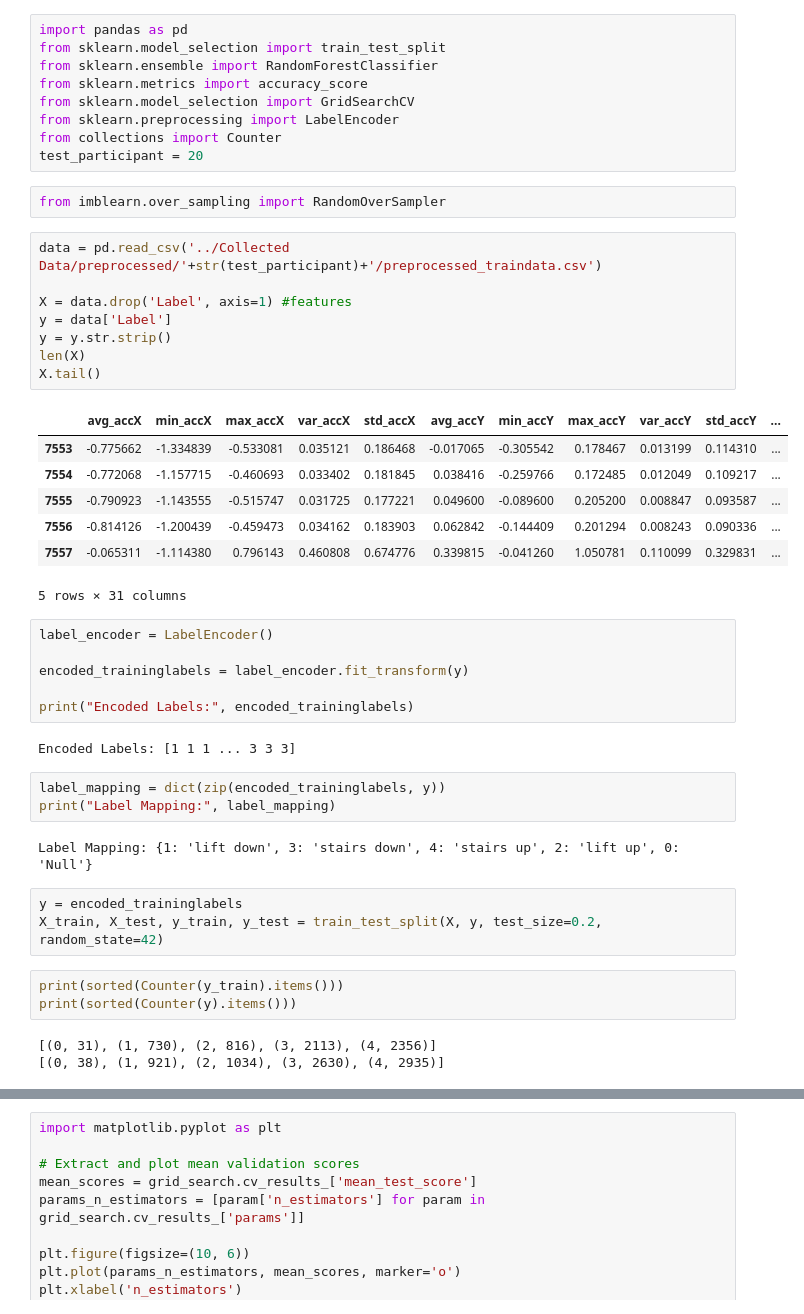
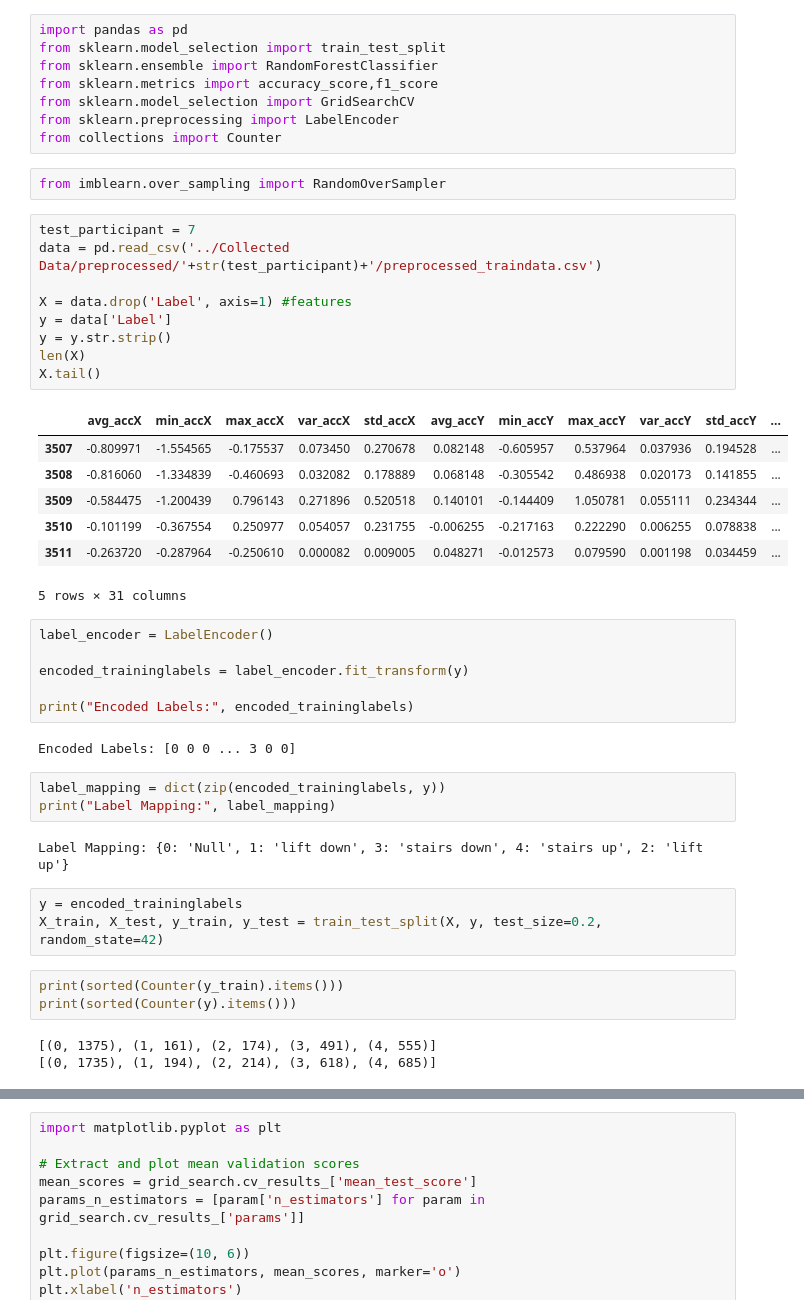
Before and after one commit to iiMox/project_work_stairs_lift_detection, a Jupyter notebook: python_notebooks/random_forest.ipynb, the cells around one changed output, grey strips where cells are left out. Drawn from its saved outputs; the diff is of its cells as text.

```diff
--- a/python_notebooks/random_forest.ipynb
+++ b/python_notebooks/random_forest.ipynb
@@ -2,28 +2,28 @@
 import pandas as pd
 from sklearn.model_selection import train_test_split
 from sklearn.ensemble import RandomForestClassifier
-from sklearn.metrics import accuracy_score
+from sklearn.metrics import accuracy_score,f1_score
 from sklearn.model_selection import GridSearchCV
 from sklearn.preprocessing import LabelEncoder
 from collections import Counter
-test_participant = 20
 # %%
 from imblearn.over_sampling import RandomOverSampler
 # %%
+test_participant = 7
 data = pd.read_csv('../Collected Data/preprocessed/'+str(test_participant)+'/preprocessed_traindata.csv')
 
 X = data.drop('Label', axis=1) #features
 y = data['Label']
 y = y.str.strip()
 len(X)
 X.tail()
 # %% [output]
 |  | avg_accX | min_accX | max_accX | var_accX | std_accX | avg_accY | min_accY | max_accY | var_accY | std_accY | ... |
-| 7553 | -0.775662 | -1.334839 | -0.533081 | 0.035121 | 0.186468 | -0.017065 | -0.305542 | 0.178467 | 0.013199 | 0.114310 | ... |
-| 7554 | -0.772068 | -1.157715 | -0.460693 | 0.033402 | 0.181845 | 0.038416 | -0.259766 | 0.172485 | 0.012049 | 0.109217 | ... |
-| 7555 | -0.790923 | -1.143555 | -0.515747 | 0.031725 | 0.177221 | 0.049600 | -0.089600 | 0.205200 | 0.008847 | 0.093587 | ... |
-| 7556 | -0.814126 | -1.200439 | -0.459473 | 0.034162 | 0.183903 | 0.062842 | -0.144409 | 0.201294 | 0.008243 | 0.090336 | ... |
-| 7557 | -0.065311 | -1.114380 | 0.796143 | 0.460808 | 0.674776 | 0.339815 | -0.041260 | 1.050781 | 0.110099 | 0.329831 | ... |
+| 3507 | -0.809971 | -1.554565 | -0.175537 | 0.073450 | 0.270678 | 0.082148 | -0.605957 | 0.537964 | 0.037936 | 0.194528 | ... |
+| 3508 | -0.816060 | -1.334839 | -0.460693 | 0.032082 | 0.178889 | 0.068148 | -0.305542 | 0.486938 | 0.020173 | 0.141855 | ... |
+| 3509 | -0.584475 | -1.200439 | 0.796143 | 0.271896 | 0.520518 | 0.140101 | -0.144409 | 1.050781 | 0.055111 | 0.234344 | ... |
+| 3510 | -0.101199 | -0.367554 | 0.250977 | 0.054057 | 0.231755 | -0.006255 | -0.217163 | 0.222290 | 0.006255 | 0.078838 | ... |
+| 3511 | -0.263720 | -0.287964 | -0.250610 | 0.000082 | 0.009005 | 0.048271 | -0.012573 | 0.079590 | 0.001198 | 0.034459 | ... |
 5 rows × 31 columns
 # %%
 label_encoder = LabelEncoder()
@@ -32,12 +32,12 @@ encoded_traininglabels = label_encoder.fit_transform(y)
 
 print("Encoded Labels:", encoded_traininglabels)
 # %% [output]
-Encoded Labels: [1 1 1 ... 3 3 3]
+Encoded Labels: [0 0 0 ... 3 0 0]
 # %%
 label_mapping = dict(zip(encoded_traininglabels, y))
 print("Label Mapping:", label_mapping)
 # %% [output]
-Label Mapping: {1: 'lift down', 3: 'stairs down', 4: 'stairs up', 2: 'lift up', 0: 'Null'}
+Label Mapping: {0: 'Null', 1: 'lift down', 3: 'stairs down', 4: 'stairs up', 2: 'lift up'}
 # %%
 y = encoded_traininglabels
 X_train, X_test, y_train, y_test = train_test_split(X, y, test_size=0.2, random_state=42)
@@ -45,8 +45,8 @@ X_train, X_test, y_train, y_test = train_test_split(X, y, test_size=0.2, random_
 print(sorted(Counter(y_train).items()))
 print(sorted(Counter(y).items()))
 # %% [output]
-[(0, 31), (1, 730), (2, 816), (3, 2113), (4, 2356)]
-[(0, 38), (1, 921), (2, 1034), (3, 2630), (4, 2935)]
+[(0, 1375), (1, 161), (2, 174), (3, 491), (4, 555)]
+[(0, 1735), (1, 194), (2, 214), (3, 618), (4, 685)]
 # %%
 Xtrain_resampled, ytrain_resampled = RandomOverSampler(sampling_strategy= "not majority").fit_resample(X_train, y_train)
 print (sorted(Counter(ytrain_resampled).items()))
```
Also changed, not shown: parts of 10 cells of this notebook, 47 other files.
